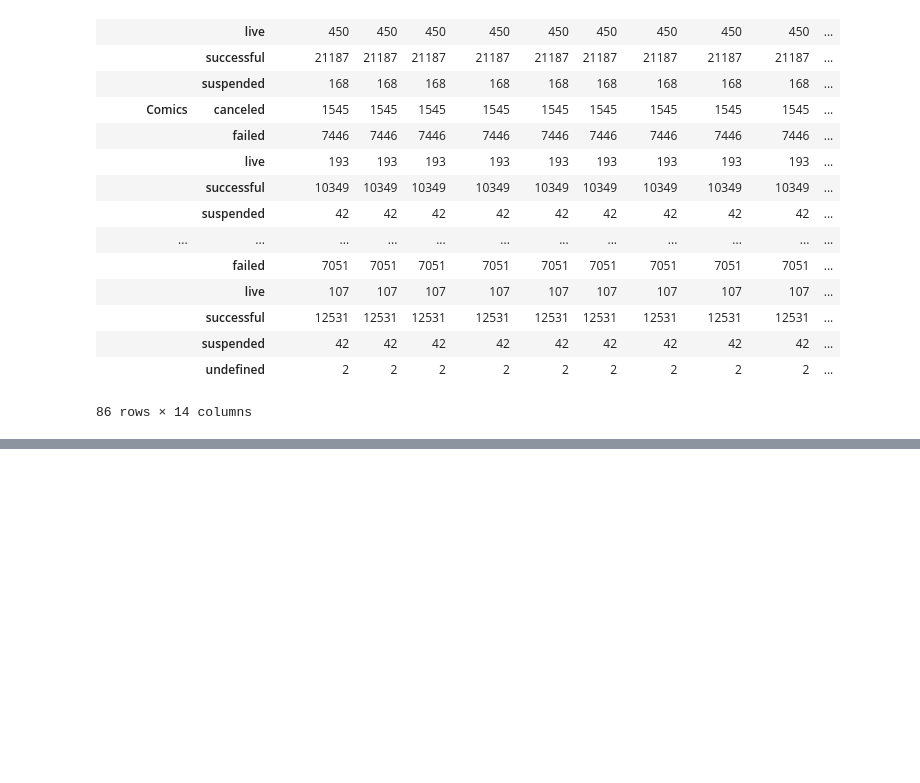
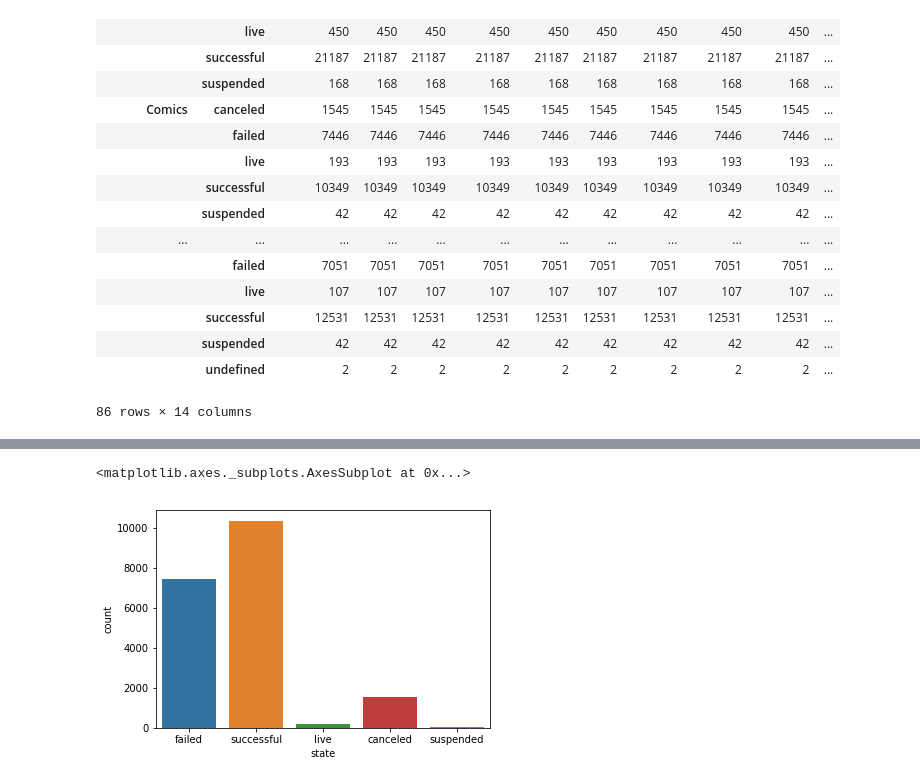
Before and after one commit to tsinu2009/DataAnalyticsBootCamp, a Jupyter notebook: Internship.ipynb, the cells around one changed output, grey strips where cells are left out. Cells and saved outputs as stored; diff of their text form; code cells hidden in the pictures; blank space fills up the shorter version.

```diff
--- a/Internship.ipynb
+++ b/Internship.ipynb
@@ -191,0 +230,5 @@ AttributeError: 'DataFrameGroupBy' object has no attribute 'value_count'
+# %%
+sns.countplot(x='state', data=df)
+# %% [output]
+<matplotlib.axes._subplots.AxesSubplot at 0x...>
+[figure, added]
```
Also changed, not shown: parts of 26 cells of this notebook.
